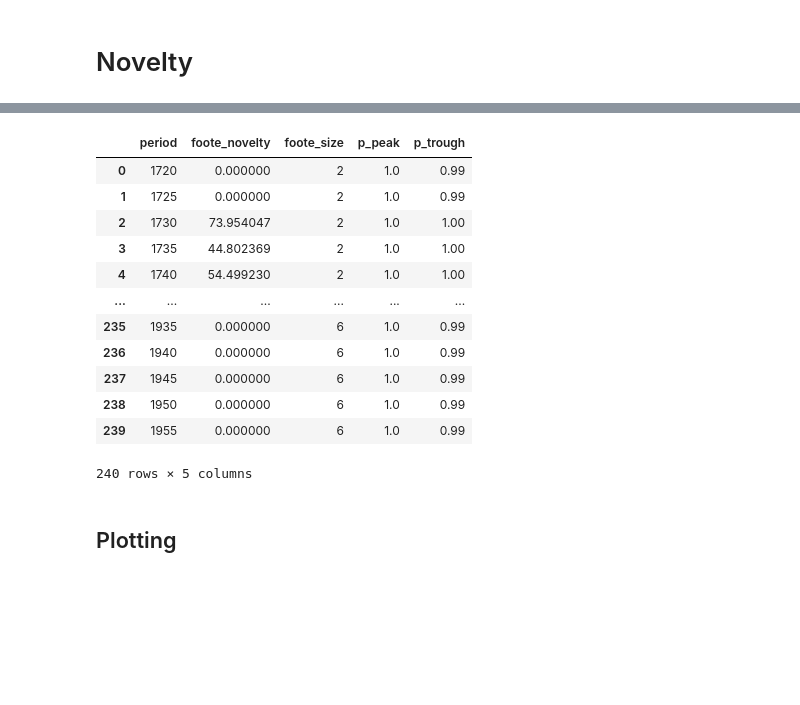
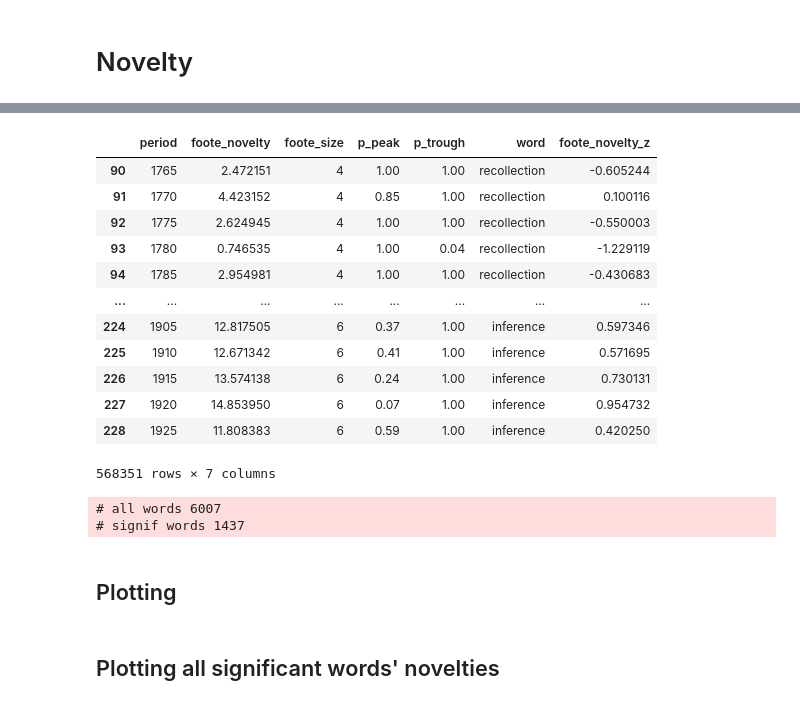
Before and after one commit to quadrismegistus/koselleck, a Jupyter notebook: koselleck/novelty/novelty.ipynb, the cells around one changed output, grey strips where cells are left out. Cells and saved outputs as stored; diff of their text form; code cells hidden in the pictures; blank space fills up the shorter version.

```diff
--- a/koselleck/novelty/novelty.ipynb
+++ b/koselleck/novelty/novelty.ipynb
@@ -40,16 +54,2 @@ get_novelty('virtue,value')
 # %%
-get_novelty('station', by_word=False)
+# get_novelty('station', by_word=False).query('foote_novelty!=0')
-# %% [output]
-|  | period | foote_novelty | foote_size | p_peak | p_trough |
-| 0 | 1720 | 0.000000 | 2 | 1.0 | 0.99 |
-| 1 | 1725 | 0.000000 | 2 | 1.0 | 0.99 |
-| 2 | 1730 | 73.954047 | 2 | 1.0 | 1.00 |
-| 3 | 1735 | 44.802369 | 2 | 1.0 | 1.00 |
-| 4 | 1740 | 54.499230 | 2 | 1.0 | 1.00 |
-| ... | ... | ... | ... | ... | ... |
-| 235 | 1935 | 0.000000 | 6 | 1.0 | 0.99 |
-| 236 | 1940 | 0.000000 | 6 | 1.0 | 0.99 |
-| 237 | 1945 | 0.000000 | 6 | 1.0 | 0.99 |
-| 238 | 1950 | 0.000000 | 6 | 1.0 | 0.99 |
-| 239 | 1955 | 0.000000 | 6 | 1.0 | 0.99 |
-240 rows × 5 columns
@@ -55,0 +59,42 @@ get_novelty('station', by_word=False)
+# %%
+def get_all_novelty_scores(ifnfn=FN_NOV_ALL_BYWORD,
+                           by_foote_size=False, min_foote_size=4, max_foote_size=6):
+    global DFALLNOV
+    if DFALLNOV is not None:
+        odf=DFALLNOV
+    elif not os.path.exists(ifnfn):
+        print(f'Generating novelty scores, saving to {ifnfn}')
+        DFALLNOV = odf = nov_all_byword = get_novelty(by_word=True,progress=True,num_proc=1)
+        nov_all_byword.to_pickle(FN_NOV_ALL_BYWORD)
+    else:
+        print(f'Loading novelty scores from {ifnfn}')
+        DFALLNOV=odf=read_df(ifnfn)
+
+    odf = odf.query(f'foote_novelty!=0 & {min_foote_size}<=foote_size<={max_foote_size}')
+    odf = pd.concat(
+        grp.assign(
+            foote_novelty_z=(grp.foote_novelty - grp.foote_novelty.mean()) / grp.foote_novelty.std()
+        )
+        for i,grp in odf.groupby('foote_size')
+    )
+    if not by_foote_size:
+        odf=odf.groupby(['word','period']).mean().drop('foote_size',1).reset_index()
+    else:
+        odf['foote_size']=odf.foote_size.apply(int)
+    return odf
+# %%
+get_all_novelty_scores(by_foote_size=True)
+# %% [output]
+|  | period | foote_novelty | foote_size | p_peak | p_trough | word | foote_novelty_z |
+| 90 | 1765 | 2.472151 | 4 | 1.00 | 1.00 | recollection | -0.605244 |
+| 91 | 1770 | 4.423152 | 4 | 0.85 | 1.00 | recollection | 0.100116 |
+| 92 | 1775 | 2.624945 | 4 | 1.00 | 1.00 | recollection | -0.550003 |
+| 93 | 1780 | 0.746535 | 4 | 1.00 | 0.04 | recollection | -1.229119 |
+| 94 | 1785 | 2.954981 | 4 | 1.00 | 1.00 | recollection | -0.430683 |
+| ... | ... | ... | ... | ... | ... | ... | ... |
+| 224 | 1905 | 12.817505 | 6 | 0.37 | 1.00 | inference | 0.597346 |
+| 225 | 1910 | 12.671342 | 6 | 0.41 | 1.00 | inference | 0.571695 |
+| 226 | 1915 | 13.574138 | 6 | 0.24 | 1.00 | inference | 0.730131 |
+| 227 | 1920 | 14.853950 | 6 | 0.07 | 1.00 | inference | 0.954732 |
+| 228 | 1925 | 11.808383 | 6 | 0.59 | 1.00 | inference | 0.420250 |
+568351 rows × 7 columns
@@ -56,3 +128,8 @@ get_novelty('station', by_word=False)
+# %%
+sign_words = get_all_sign_words(p_peak=0.01)
+# %% [output]
+# all words 6007
+# signif words 1437
 # %% [markdown]
 ## Plotting
 # %%
@@ -267,4 +347,6 @@ def plot_novelty(
         if save: ofig.save(ofnfn)
     display(ofig)
     if save: upfig(ofnfn)
+# %% [markdown]
+## Plotting all significant words' novelties
 # %%
```
Also changed, not shown: parts of 16 cells of this notebook, 3 other files.
